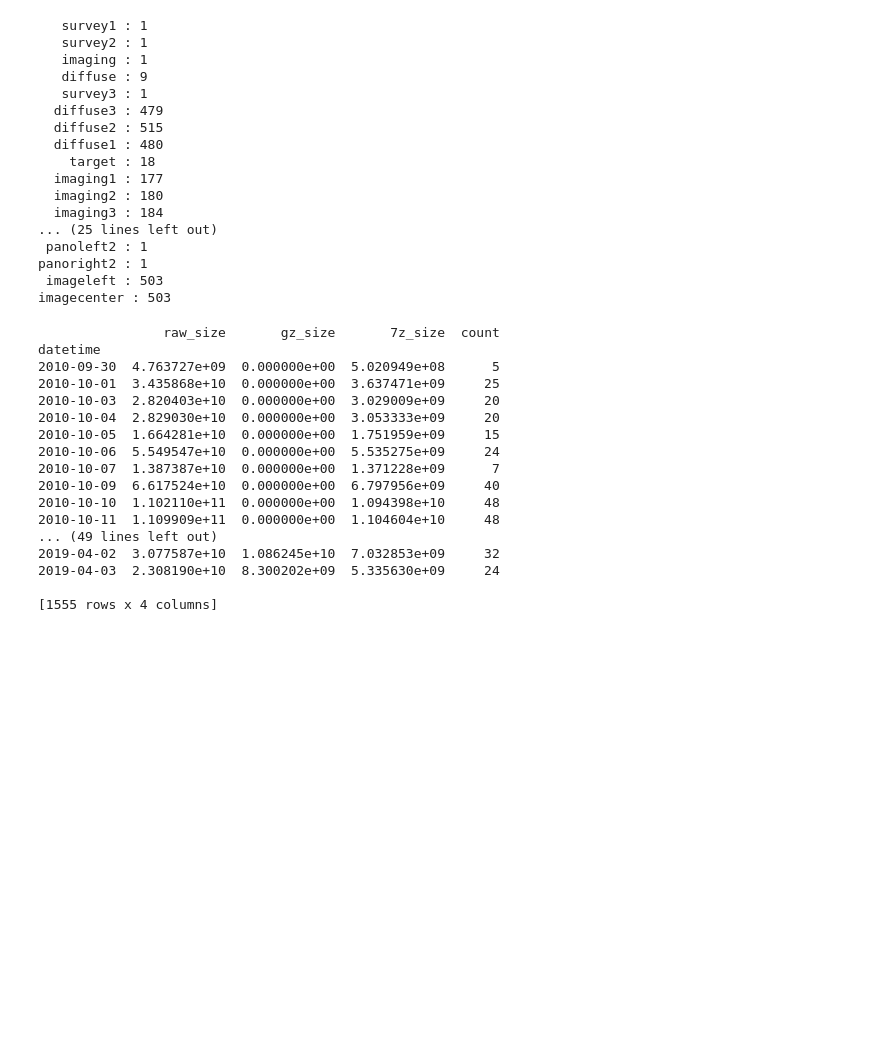
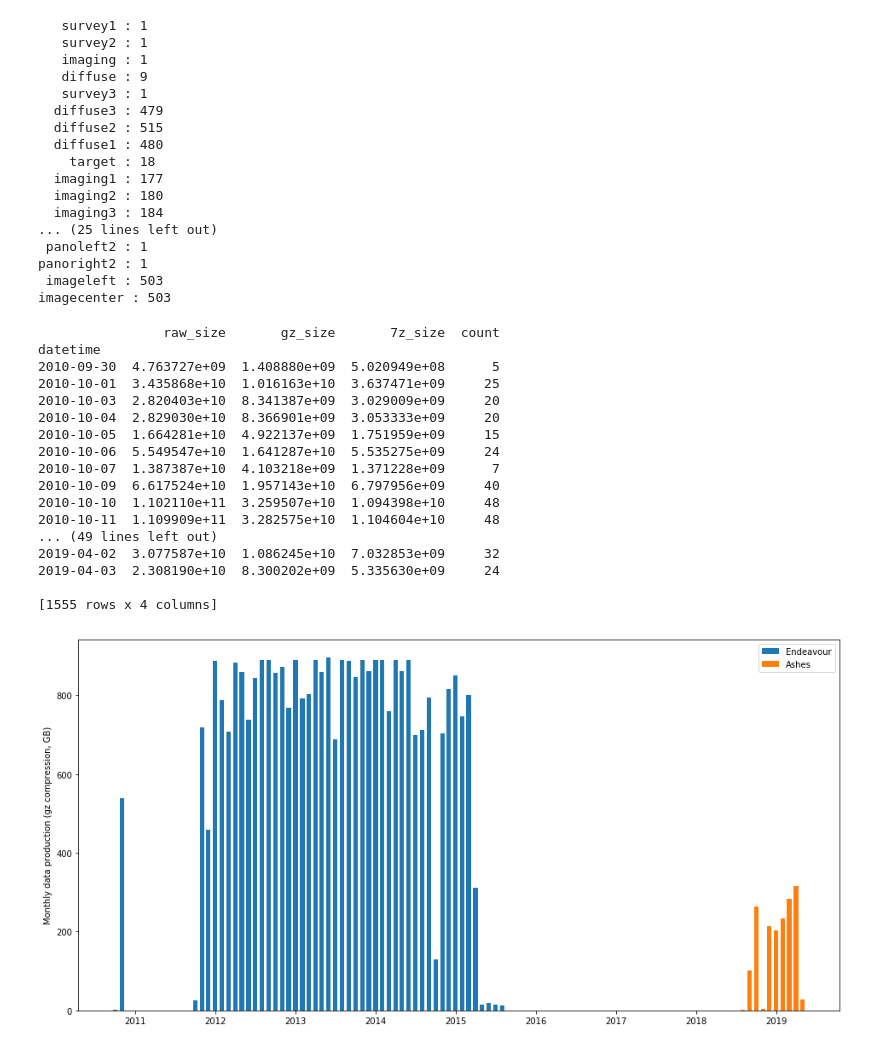
Before and after one commit to COVIS-Sonar/covis-worker, a Jupyter notebook: notebooks/summarize_data_sizes.ipynb, the cells around one changed output. Cells and saved outputs as stored; diff of their text form; code cells hidden in the pictures; blank space fills up the shorter version.

```diff
--- a/notebooks/summarize_data_sizes.ipynb
+++ b/notebooks/summarize_data_sizes.ipynb
@@ -179,6 +191,7 @@ imagecenter : 503
 ## Calculate mean counts and size per day
 
 by_date = data.set_index('datetime')
+by_date.sort_index(inplace=True)
 by_day = by_date.resample('D').sum()
 by_day['count'] = by_date.basename.resample('D').count()
 by_day = by_day[ by_day['count'] > 0 ]
@@ -190,32 +203,57 @@ print(by_day)
 ## by_month is the _mean daily_ data
 by_month = by_day.resample('M').mean()
 
-def estimate_gz(row):
-    if row.gz_size == 0.0:
-        return gz_mean_compression*row.raw_size
+# def estimate_gz(row):
+#     if row.gz_size == 0.0:
+#         return gz_mean_compression*row.raw_size
 
-    return 0.0
+#     return 0.0
 
-by_month['estimated_gz_size'] = by_month.apply(lambda row: estimate_gz( row ), axis=1 )
-by_day['estimated_gz_size'] = by_day.apply(lambda row: estimate_gz( row ), axis=1 )
+# by_month['estimated_gz_size'] = by_month.apply(lambda row: estimate_gz( row ), axis=1 )
+# by_day['estimated_gz_size'] = by_day.apply(lambda row: estimate_gz( row ), axis=1 )
 # %% [output]
                 raw_size       gz_size       7z_size  count
 datetime
-2010-09-30  4.763727e+09  0.000000e+00  5.020949e+08      5
-2010-10-01  3.435868e+10  0.000000e+00  3.637471e+09     25
-2010-10-03  2.820403e+10  0.000000e+00  3.029009e+09     20
-2010-10-04  2.829030e+10  0.000000e+00  3.053333e+09     20
-2010-10-05  1.664281e+10  0.000000e+00  1.751959e+09     15
-2010-10-06  5.549547e+10  0.000000e+00  5.535275e+09     24
-2010-10-07  1.387387e+10  0.000000e+00  1.371228e+09      7
-2010-10-09  6.617524e+10  0.000000e+00  6.797956e+09     40
-2010-10-10  1.102110e+11  0.000000e+00  1.094398e+10     48
-2010-10-11  1.109909e+11  0.000000e+00  1.104604e+10     48
+2010-09-30  4.763727e+09  1.408880e+09  5.020949e+08      5
+2010-10-01  3.435868e+10  1.016163e+10  3.637471e+09     25
+2010-10-03  2.820403e+10  8.341387e+09  3.029009e+09     20
+2010-10-04  2.829030e+10  8.366901e+09  3.053333e+09     20
+2010-10-05  1.664281e+10  4.922137e+09  1.751959e+09     15
+2010-10-06  5.549547e+10  1.641287e+10  5.535275e+09     24
+2010-10-07  1.387387e+10  4.103218e+09  1.371228e+09      7
+2010-10-09  6.617524e+10  1.957143e+10  6.797956e+09     40
+2010-10-10  1.102110e+11  3.259507e+10  1.094398e+10     48
+2010-10-11  1.109909e+11  3.282575e+10  1.104604e+10     48
 ... (49 lines left out)
 2019-04-02  3.077587e+10  1.086245e+10  7.032853e+09     32
 2019-04-03  2.308190e+10  8.300202e+09  5.335630e+09     24
 
 [1555 rows x 4 columns]
+# %%
+plt.figure( figsize=(16,8))
+yscalar = 1.0 / 1024**3
+
+d = by_date.resample('M').sum()
+#plt.bar( d.index, d.raw_size * yscalar, width=20, label='raw' )
+
+ed = d["2001-01-01":"2018-01-01"]
+plt.bar( ed.index, ed.gz_size * yscalar, width=20, label='Endeavour' )
+
+ad = d["2018-01-01":'2025-01-01']
+plt.bar( ad.index, ad.gz_size * yscalar, width=20, label='Ashes' )
+
+
+
+#plt.bar( by_month.index, by_month.estimated_gz_size * yscalar, width=20, label='est. gz' )
+#plt.bar( by_month.index, by_month['7z_size'] * yscalar, width=20, label='7z' )
+
+
+plt.ylabel('Monthly data production (gz compression, GB)')
+plt.legend()
+
+plt.show()
+# %% [output]
+[figure, added]
 # %%
 plt.figure( figsize=(16,8))
 yscalar = 1.0 / 1024**3
```
Also changed, not shown: parts of 8 cells of this notebook.
